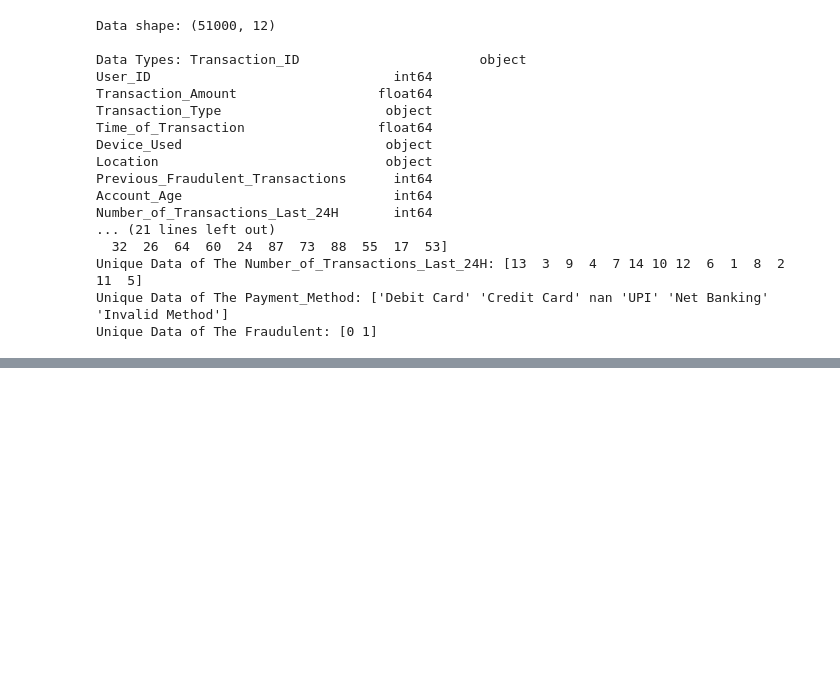
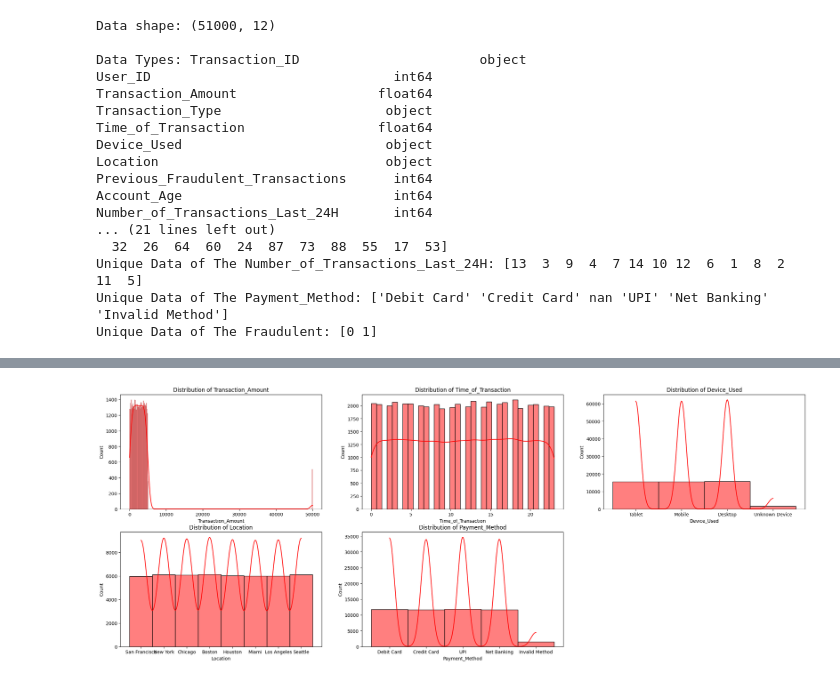
Before and after one commit to LVHungg/FraudDetection, a Jupyter notebook: src/EDA.ipynb, the cells around one changed output, grey strips where cells are left out. Drawn from its saved outputs; the diff is of its cells as text; code cells hidden in the pictures; blank space fills up the shorter version.

Commit message:
EDA_Update: Check total and visualize  missing values in each features

```diff
--- a/src/EDA.ipynb
+++ b/src/EDA.ipynb
@@ -47,0 +81,28 @@ Unique Data of The Fraudulent: [0 1]
+# %%
+# Lấy danh sách các cột có giá trị thiếu
+missing_cols = [col for col in df.columns if df[col].isnull().sum() > 0]
+
+if missing_cols:  # Kiểm tra có cột nào thiếu không
+    num_cols = 3  # Số biểu đồ tối đa mỗi hàng
+    num_rows = (len(missing_cols) + num_cols - 1) // num_cols  # Tính số hàng cần thiết
+
+    fig, axes = plt.subplots(nrows=num_rows, ncols=num_cols, figsize=(9 * num_cols, 5 * num_rows))
+
+    # Chuyển `axes` thành mảng 2D nếu có nhiều hàng, hoặc mảng 1D nếu chỉ có 1 hàng
+    axes = np.array(axes).reshape(num_rows, num_cols)
+
+    # Duyệt qua từng cột có giá trị thiếu để vẽ biểu đồ
+    for ax, col in zip(axes.flatten(), missing_cols):
+        sns.histplot(df[col], kde=True, ax=ax, color='red')
+        ax.set_title(f"Distribution of {col}")
+
+    # Ẩn các ô dư thừa nếu số lượng biểu đồ không lấp đầy toàn bộ grid
+    for i in range(len(missing_cols), num_rows * num_cols):
+        fig.delaxes(axes.flatten()[i])
+
+    plt.tight_layout()
+    plt.show()
+else:
+    print("Không có cột nào chứa giá trị thiếu!")
+# %% [output]
+[figure, added]
```
Also changed, not shown: parts of 4 cells of this notebook.
